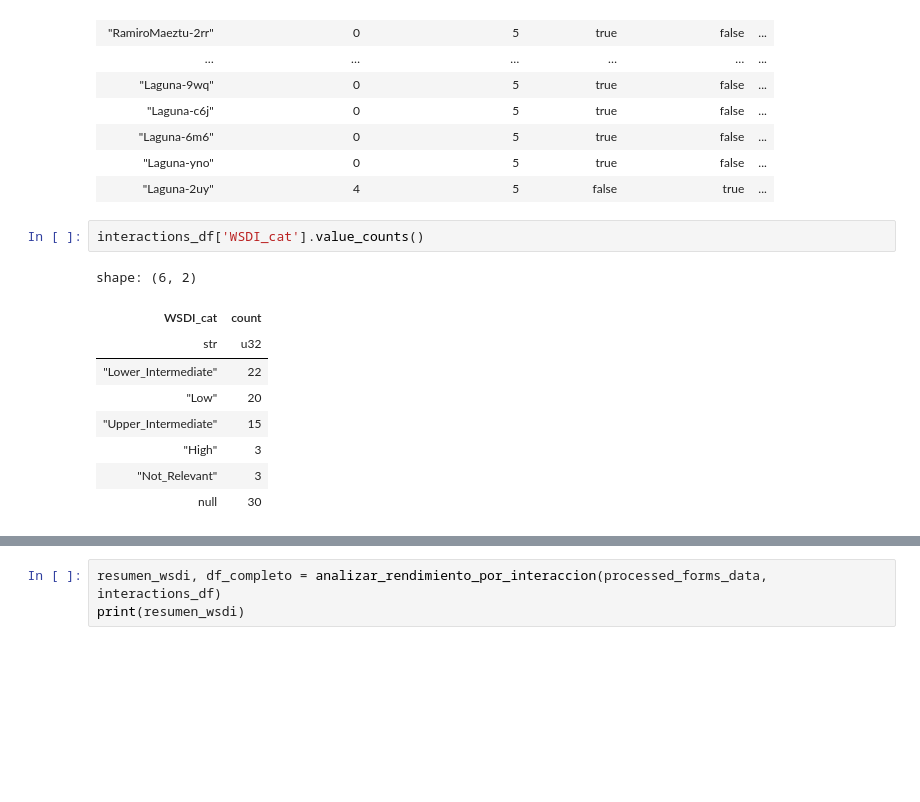
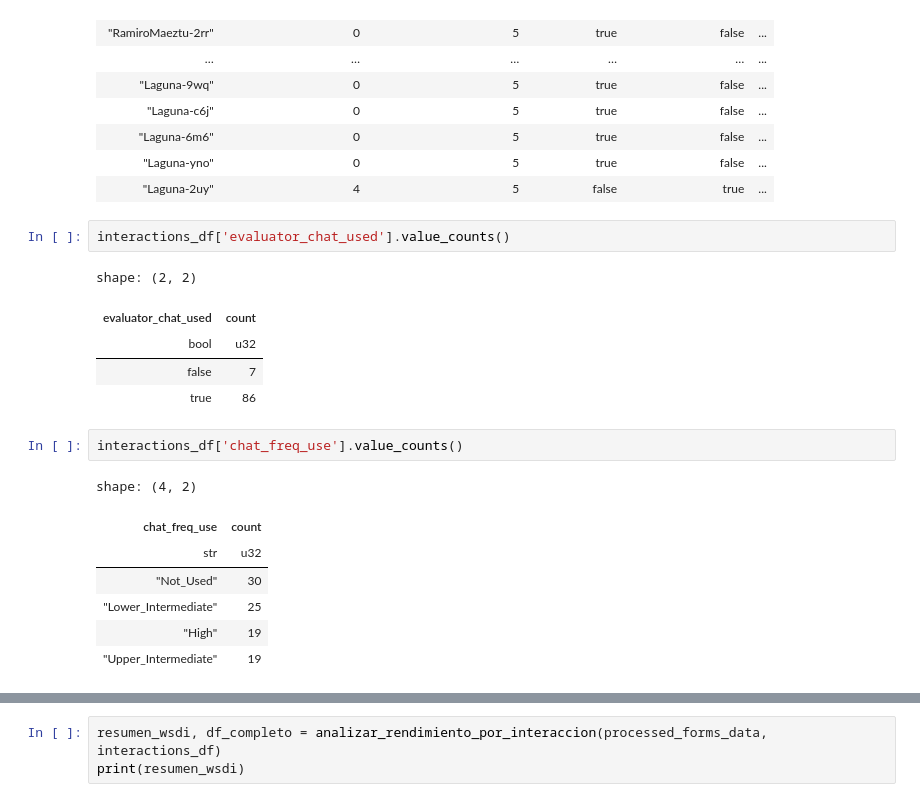
Before and after one commit to IBiDat/va-educational-impact, a Jupyter notebook: src/notebooks/educational_impact/Interactions_groups_forms_results_analysis.ipynb, the cells around one changed output, grey strips where cells are left out. Saved outputs shown, nothing was run; the diff lists cells and outputs as text; blank space fills up the shorter version.

```diff
--- a/src/notebooks/interactions/Interactions_groups_forms_results_analysis.ipynb
+++ b/src/notebooks/educational_impact/Interactions_groups_forms_results_analysis.ipynb
@@ -50,15 +50,21 @@ shape: (93, 10)
 | "Laguna-6m6" | 0 | 5 | true | false | ... |
 | "Laguna-yno" | 0 | 5 | true | false | ... |
 | "Laguna-2uy" | 4 | 5 | false | true | ... |
+# %%
+interactions_df['evaluator_chat_used'].value_counts()
+# %% [output]
+shape: (2, 2)
+| evaluator_chat_used | count |
+| bool | u32 |
+| false | 7 |
+| true | 86 |
 # %%
-interactions_df['WSDI_cat'].value_counts()
+interactions_df['chat_freq_use'].value_counts()
 # %% [output]
-shape: (6, 2)
+shape: (4, 2)
-| WSDI_cat | count |
+| chat_freq_use | count |
 | str | u32 |
-| "Lower_Intermediate" | 22 |
-| "Low" | 20 |
-| "Upper_Intermediate" | 15 |
-| "High" | 3 |
-| "Not_Relevant" | 3 |
-| null | 30 |
+| "Not_Used" | 30 |
+| "Lower_Intermediate" | 25 |
+| "High" | 19 |
+| "Upper_Intermediate" | 19 |
```
Also changed, not shown: parts of 2 cells of this notebook.
